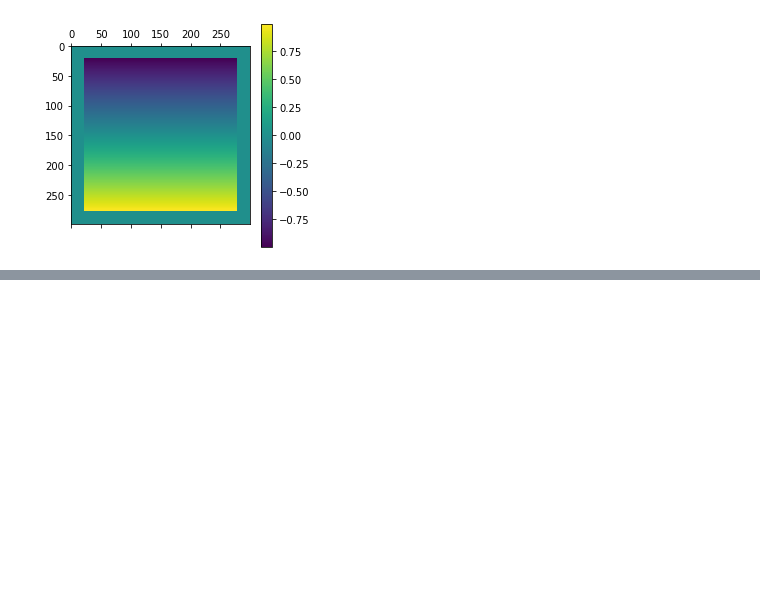
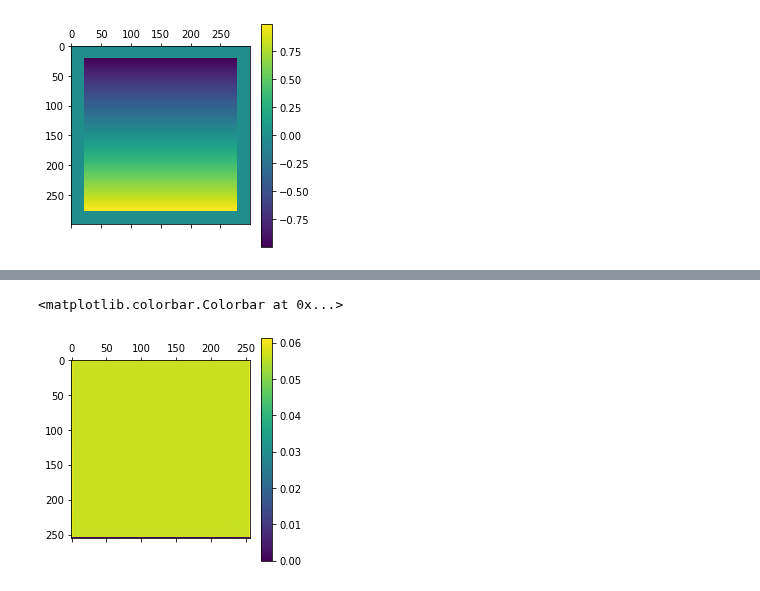
Before and after one commit to Theosau/superresolution, a Jupyter notebook: sample.ipynb, the cells around one changed output, grey strips where cells are left out. Saved outputs shown, nothing was run; the diff lists cells and outputs as text; code cells hidden in the pictures; blank space fills up the shorter version.

```diff
--- a/sample.ipynb
+++ b/sample.ipynb
@@ -96,3 +222,10 @@ plt.colorbar()
 # zv_flattened = np.expand_dims(zv.flatten(), axis=1)
 # coords_flattened = np.concatenate((yv_flattened, xv_flattened, zv_flattened), axis=1)
 # print(coords_flattened.shape)
+# %%
+r = np.load('recon12.npy')
+plt.matshow(r)
+plt.colorbar()
+# %% [output]
+<matplotlib.colorbar.Colorbar at 0x...>
+[figure, added]
```
Also changed, not shown: parts of 13 cells of this notebook, 3 other files.
